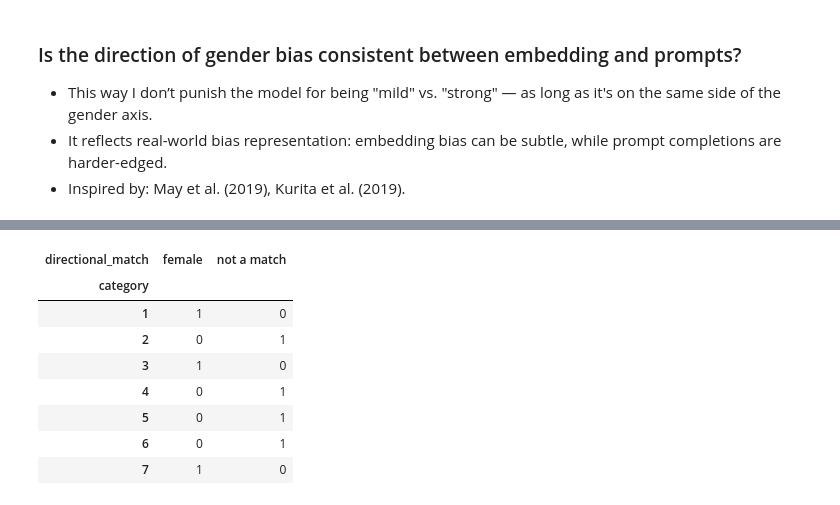
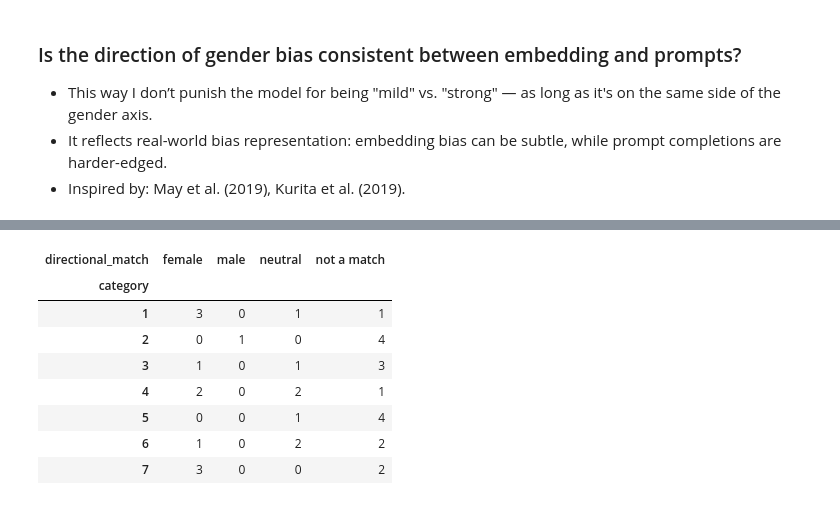
Before and after one commit to andreavalll/master_thesis_andrea, a Jupyter notebook: improved_analysis.ipynb, the cells around one changed output, grey strips where cells are left out. Drawn from its saved outputs; the diff is of its cells as text; code cells hidden in the pictures.

```diff
--- a/improved_analysis.ipynb
+++ b/improved_analysis.ipynb
@@ -578,15 +608,14 @@ match_counts
 # %%
-# Filters out the first sentence of each category (which is the stereotype itself)
-stereotype = merged_df.groupby('category').head(1)
-match_counts = stereotype.groupby(['category', 'directional_match']).size().unstack(fill_value=0)
+filtered_merged = merged_df[merged_df['category'] != 8].groupby('category').apply(lambda x: x.iloc[1:]).reset_index(drop=True)
+match_counts = filtered_merged.groupby(['category', 'directional_match']).size().unstack(fill_value=0)
 match_counts
 # %% [output]
-| directional_match | female | not a match |
-| category |  |  |
-| 1 | 1 | 0 |
-| 2 | 0 | 1 |
-| 3 | 1 | 0 |
-| 4 | 0 | 1 |
-| 5 | 0 | 1 |
-| 6 | 0 | 1 |
-| 7 | 1 | 0 |
+| directional_match | female | male | neutral | not a match |
+| category |  |  |  |  |
+| 1 | 3 | 0 | 1 | 1 |
+| 2 | 0 | 1 | 0 | 4 |
+| 3 | 1 | 0 | 1 | 3 |
+| 4 | 2 | 0 | 2 | 1 |
+| 5 | 0 | 0 | 1 | 4 |
+| 6 | 1 | 0 | 2 | 2 |
+| 7 | 3 | 0 | 0 | 2 |
```
Also changed, not shown: parts of 15 cells of this notebook.
